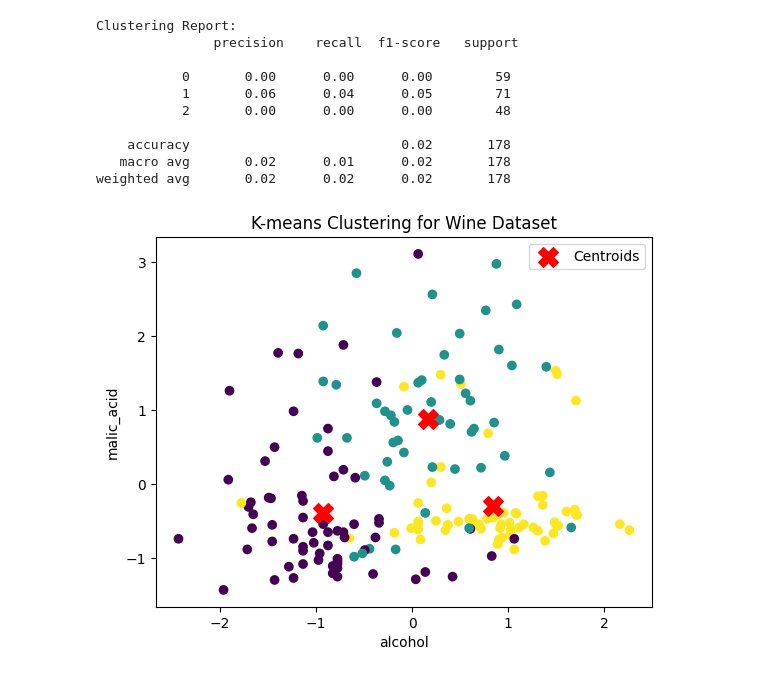
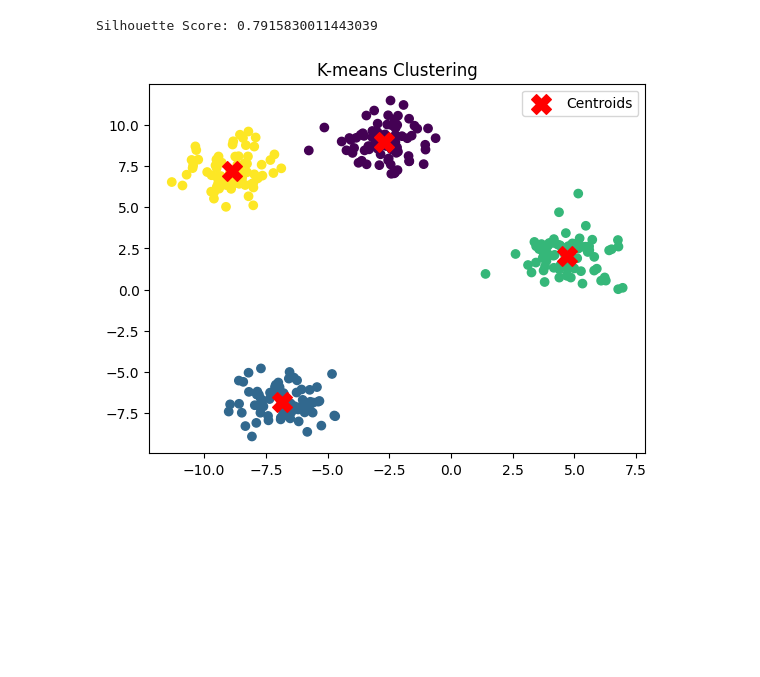
Before and after one commit to AniketValour/1BM21AI020_IML, a Jupyter notebook: Question8.ipynb, the cells around one changed output. Drawn from its saved outputs; the diff is of its cells as text; code cells hidden in the pictures; blank space fills up the shorter version.

```diff
--- a/Question8.ipynb
+++ b/Question8.ipynb
@@ -1,39 +1,22 @@
 # %%
 from sklearn.cluster import KMeans
-from sklearn import datasets
+from sklearn.datasets import make_blobs
+from sklearn.metrics import silhouette_score
 import matplotlib.pyplot as plt
-from sklearn.metrics import classification_report
-from sklearn.preprocessing import StandardScaler
 
-wine = datasets.load_wine()
-X = wine.data
-feature_names = wine.feature_names
+X, _ = make_blobs(n_samples=300, centers=4, random_state=42)
 
-scaler = StandardScaler()
-X_scaled = scaler.fit_transform(X)
+kmeans = KMeans(n_clusters=4, random_state=42)
+labels = kmeans.fit_predict(X)
 
-kmeans = KMeans(n_clusters=3, random_state=42)
-labels = kmeans.fit_predict(X_scaled)
+silhouette_avg = silhouette_score(X, labels)
+print(f"Silhouette Score: {silhouette_avg}")
 
-report = classification_report(wine.target, labels)
-print("Clustering Report:\n", report)
-
-plt.scatter(X_scaled[:, 0], X_scaled[:, 1], c=labels, cmap="viridis")
+plt.scatter(X[:, 0], X[:, 1], c=labels, cmap="viridis")
 plt.scatter(kmeans.cluster_centers_[:, 0],kmeans.cluster_centers_[:, 1],marker="X",s=200,c="red",label="Centroids",)
-plt.xlabel(feature_names[0])
-plt.ylabel(feature_names[1])
-plt.title("K-means Clustering for Wine Dataset")
+plt.title("K-means Clustering")
 plt.legend()
 plt.show()
 # %% [output]
-Clustering Report:
-               precision    recall  f1-score   support
-
-           0       0.00      0.00      0.00        59
-           1       0.06      0.04      0.05        71
-           2       0.00      0.00      0.00        48
-
-    accuracy                           0.02       178
-   macro avg       0.02      0.01      0.02       178
-weighted avg       0.02      0.02      0.02       178
+Silhouette Score: 0.7915830011443039
-[figure, old version]
+[figure, new version]
```
